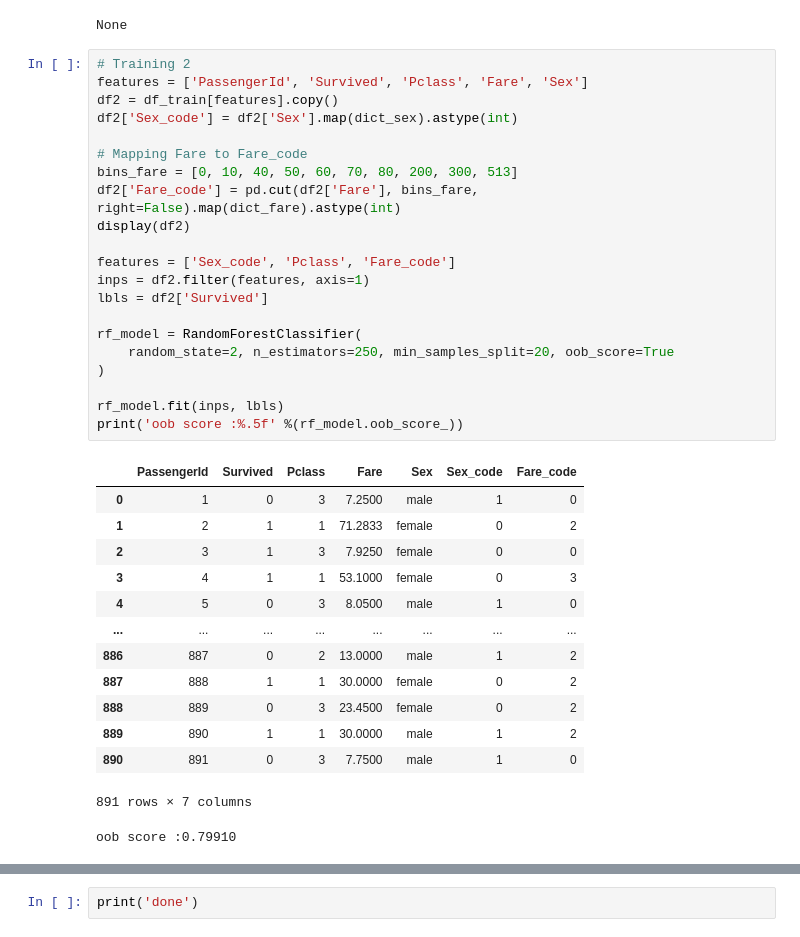
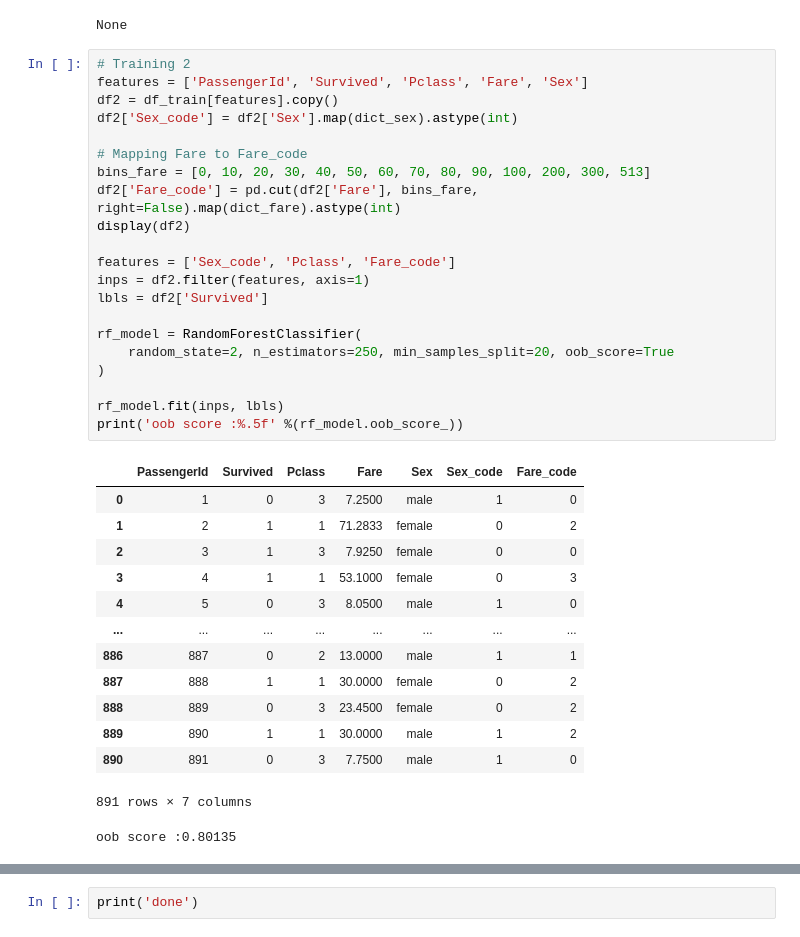
Before and after one commit to morpheus9631/titanic, a Jupyter notebook: ipynb/EDA_v3.03.ipynb, the cells around one changed output, grey strips where cells are left out. Saved outputs shown, nothing was run; the diff lists cells and outputs as text.

```diff
--- a/ipynb/EDA_v3.03.ipynb
+++ b/ipynb/EDA_v3.03.ipynb
@@ -842,38 +774,38 @@ None
 # %%
 # Training 2
 features = ['PassengerId', 'Survived', 'Pclass', 'Fare', 'Sex']
 df2 = df_train[features].copy()
 df2['Sex_code'] = df2['Sex'].map(dict_sex).astype(int)
 
 # Mapping Fare to Fare_code
-bins_fare = [0, 10, 40, 50, 60, 70, 80, 200, 300, 513]
+bins_fare = [0, 10, 20, 30, 40, 50, 60, 70, 80, 90, 100, 200, 300, 513]
 df2['Fare_code'] = pd.cut(df2['Fare'], bins_fare, right=False).map(dict_fare).astype(int)
 display(df2)
 
 features = ['Sex_code', 'Pclass', 'Fare_code']
 inps = df2.filter(features, axis=1)
 lbls = df2['Survived']
 
 rf_model = RandomForestClassifier(
     random_state=2, n_estimators=250, min_samples_split=20, oob_score=True
 )
 
 rf_model.fit(inps, lbls)
 print('oob score :%.5f' %(rf_model.oob_score_))
 # %% [output]
 |  | PassengerId | Survived | Pclass | Fare | Sex | Sex_code | Fare_code |
 | 0 | 1 | 0 | 3 | 7.2500 | male | 1 | 0 |
 | 1 | 2 | 1 | 1 | 71.2833 | female | 0 | 2 |
 | 2 | 3 | 1 | 3 | 7.9250 | female | 0 | 0 |
 | 3 | 4 | 1 | 1 | 53.1000 | female | 0 | 3 |
 | 4 | 5 | 0 | 3 | 8.0500 | male | 1 | 0 |
 | ... | ... | ... | ... | ... | ... | ... | ... |
-| 886 | 887 | 0 | 2 | 13.0000 | male | 1 | 2 |
+| 886 | 887 | 0 | 2 | 13.0000 | male | 1 | 1 |
 | 887 | 888 | 1 | 1 | 30.0000 | female | 0 | 2 |
 | 888 | 889 | 0 | 3 | 23.4500 | female | 0 | 2 |
 | 889 | 890 | 1 | 1 | 30.0000 | male | 1 | 2 |
 | 890 | 891 | 0 | 3 | 7.7500 | male | 1 | 0 |
 891 rows × 7 columns
-oob score :0.79910
+oob score :0.80135
 # %%
 # Prediction
```
Also changed, not shown: parts of 5 cells of this notebook, 2 other files.
